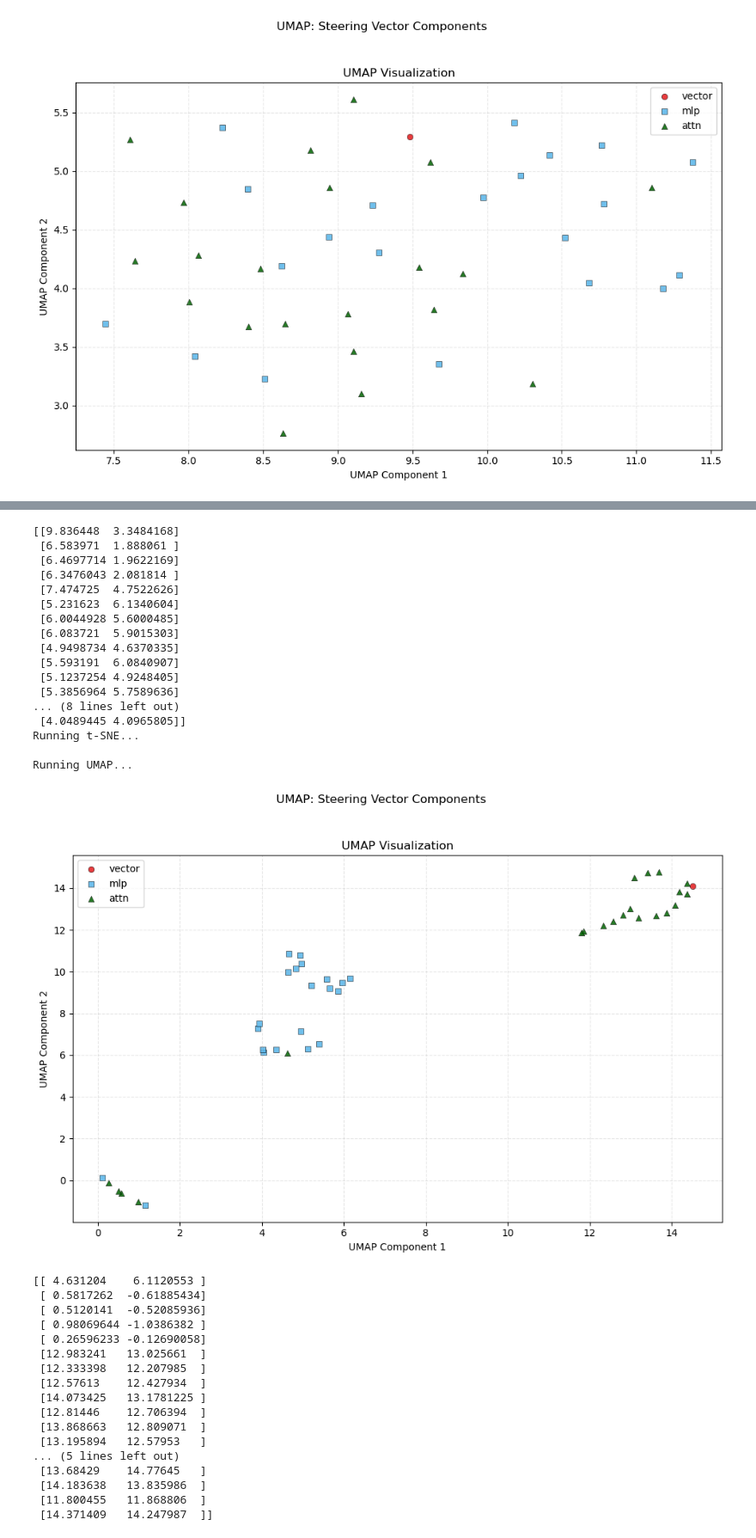
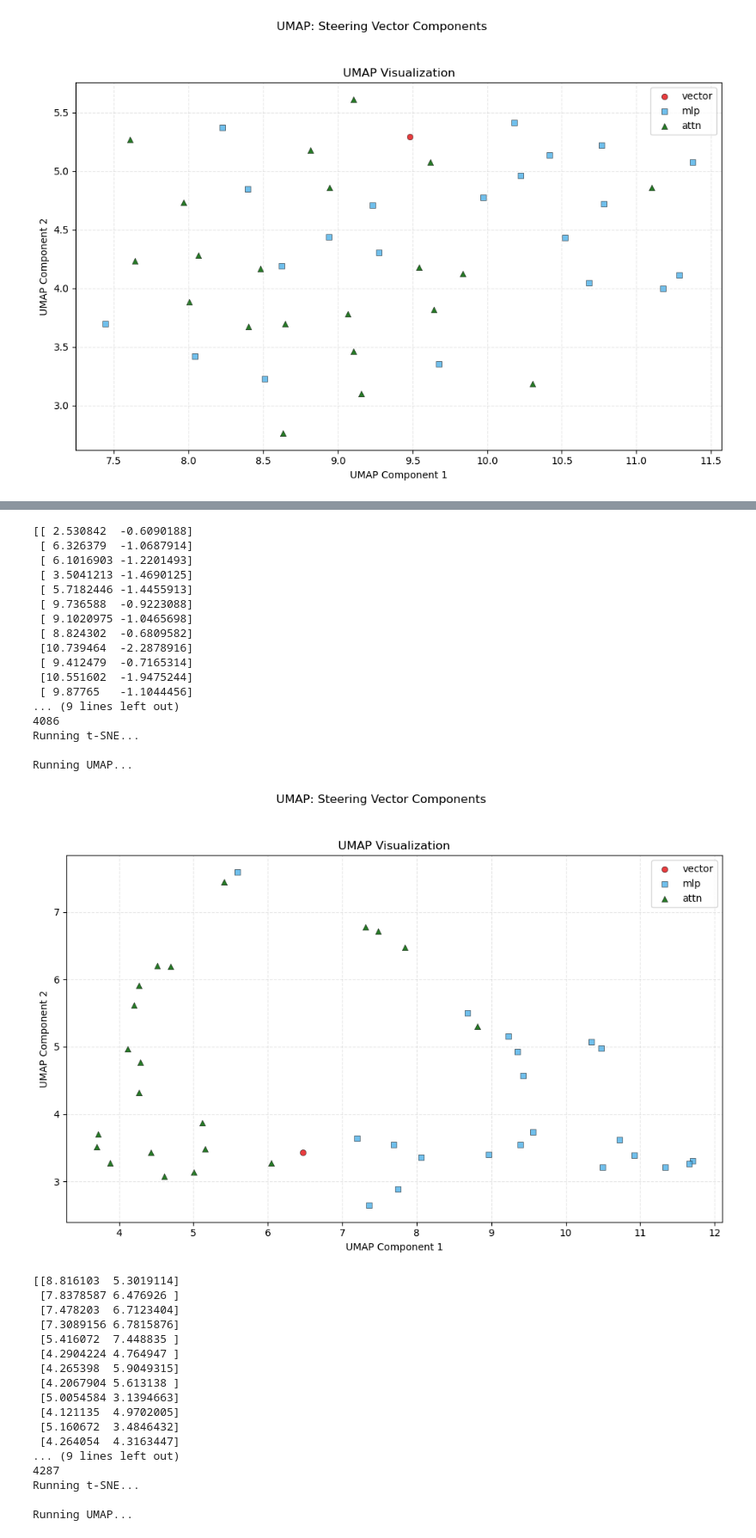
Before and after one commit to noacas/steering_vectors, a Jupyter notebook: tsne.ipynb, the cells around one changed output, grey strips where cells are left out. Shown at 86% size. Saved outputs shown, nothing was run; the diff lists cells and outputs as text; code cells hidden in the pictures.

```diff
--- a/tsne.ipynb
+++ b/tsne.ipynb
@@ -142,10 +142,13 @@ Running UMAP...
 # %%
 rng = np.random.default_rng(42)
 
-for study_idx in range(10):
-    vector_idx = rng.choice(len(gemma_2_data.keys()), size=5, replace=False)
-    vectors = per_steering_vector[:, vector_idx, :]
+# for study_idx in range(len(gemma_2_data.keys())):
+for idx, steering_vector in enumerate(gemma_2_data.keys()):
+    # vector_idx = rng.choice(len(gemma_2_data.keys()), size=5, replace=False)
+    # vectors = per_steering_vector[:, vector_idx, :]
+    vectors = per_steering_vector[:, idx, :]
+    print(steering_vector)
     X_tsne, X_umap = run_tsne_umap(vectors.reshape(vectors.shape[0], -1))
-    create_graph(X_umap, id=study_idx)
+    create_graph(X_umap, id=steering_vector)
     print(X_umap[[i for i in range(1,len(X_umap),2)]])
 # %% [output]
@@ -210,35 +214,35 @@ Running UMAP...
-[[9.836448  3.3484168]
- [6.583971  1.888061 ]
- [6.4697714 1.9622169]
- [6.3476043 2.081814 ]
- [7.474725  4.7522626]
- [5.231623  6.1340604]
- [6.0044928 5.6000485]
- [6.083721  5.9015303]
- [4.9498734 4.6370335]
- [5.593191  6.0840907]
- [5.1237254 4.9248405]
- [5.3856964 5.7589636]
-... (8 lines left out)
- [4.0489445 4.0965805]]
+[[ 2.530842  -0.6090188]
+ [ 6.326379  -1.0687914]
+ [ 6.1016903 -1.2201493]
+ [ 3.5041213 -1.4690125]
+ [ 5.7182446 -1.4455913]
+ [ 9.736588  -0.9223088]
+ [ 9.1020975 -1.0465698]
+ [ 8.824302  -0.6809582]
+ [10.739464  -2.2878916]
+ [ 9.412479  -0.7165314]
+ [10.551602  -1.9475244]
+ [ 9.87765   -1.1044456]
+... (9 lines left out)
+4086
 Running t-SNE...
 
 Running UMAP...
-[figure, old version]
+[figure, new version]
-[[ 4.631204    6.1120553 ]
- [ 0.5817262  -0.61885434]
- [ 0.5120141  -0.52085936]
- [ 0.98069644 -1.0386382 ]
- [ 0.26596233 -0.12690058]
- [12.983241   13.025661  ]
- [12.333398   12.207985  ]
- [12.57613    12.427934  ]
- [14.073425   13.1781225 ]
- [12.81446    12.706394  ]
- [13.868663   12.809071  ]
- [13.195894   12.57953   ]
-... (5 lines left out)
- [13.68429    14.77645   ]
- [14.183638   13.835986  ]
- [11.800455   11.868806  ]
- [14.371409   14.247987  ]]
+[[8.816103  5.3019114]
+ [7.8378587 6.476926 ]
+ [7.478203  6.7123404]
+ [7.3089156 6.7815876]
+ [5.416072  7.448835 ]
+ [4.2904224 4.764947 ]
+ [4.265398  5.9049315]
+ [4.2067904 5.613138 ]
+ [5.0054584 3.1394663]
+ [4.121135  4.9702005]
+ [5.160672  3.4846432]
+ [4.264054  4.3163447]
+... (9 lines left out)
+4287
+Running t-SNE...
+
+Running UMAP...
```
Also changed, not shown: parts of 1 cell of this notebook, 22 other files.
